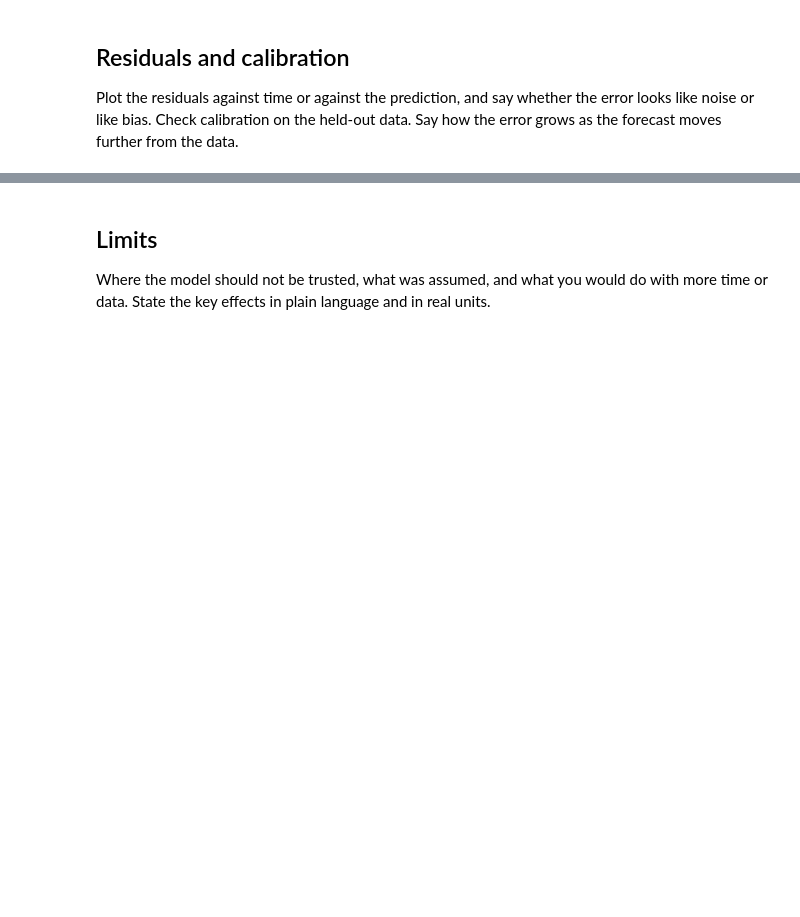
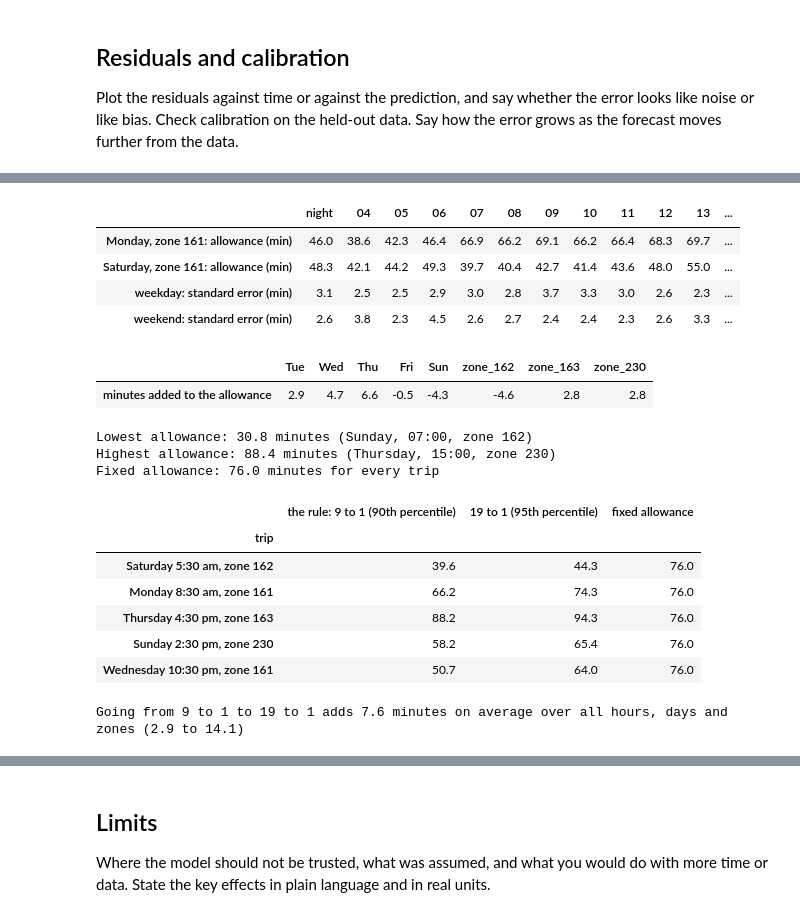
Before and after one commit to ponyta3/aii600-final-project, a Jupyter notebook: analysis.ipynb, the cells around one changed output, grey strips where cells are left out. Cells and saved outputs as stored; diff of their text form; code cells hidden in the pictures; blank space fills up the shorter version.

```diff
--- a/analysis.ipynb
+++ b/analysis.ipynb
@@ -887,0 +903,66 @@ Turn the prediction into an action with an explicit rule, and say why the loss p
+# %%
+# The rule as a function: minutes to reserve, from what is known before departure. Frozen; no March outcome is read.
+def reserve(when, zone, params=qr_params, offset=qr_offset):
+    frame = pd.DataFrame({"tpep_pickup_datetime": pd.to_datetime(when), "PULocationID": zone})
+    return model.predict(params, frame) + offset
+
+
+# The allowance by pickup hour, with the standard error from the resampled days (Model section).
+feb_hour = feb_cal["tpep_pickup_datetime"].dt.hour
+feb_cell = np.where(feb_hour.isin(model.NIGHT), "night", feb_hour.astype(str).str.zfill(2))
+cell_se = allowance_se.groupby([day_type_of(feb_cal), feb_cell]).median().unstack()[list(model.CELLS)]
+by_hour = pd.concat([
+    (profile.T + qr_offset).rename(index={"weekday": "Monday, zone 161: allowance (min)",
+                                          "weekend": "Saturday, zone 161: allowance (min)"}),
+    cell_se.rename(index={"weekday": "weekday: standard error (min)", "weekend": "weekend: standard error (min)"}),
+])
+display(by_hour.round(1))
+display(qr_params.iloc[34:].round(1).to_frame("minutes added to the allowance").T)
+
+# Every hour, day and zone: the range of the action.
+week = pd.DataFrame(
+    [(pd.Timestamp("2024-01-01") + pd.Timedelta(days=d, hours=h), z)
+     for d in range(7) for h in range(24) for z in model.ZONES],
+    columns=["when", "zone"],
+)
+week["allowance"] = reserve(week["when"], week["zone"])
+for label, row in (("Lowest", week.loc[week["allowance"].idxmin()]), ("Highest", week.loc[week["allowance"].idxmax()])):
+    print(f"{label} allowance: {row['allowance']:.1f} minutes ({row['when']:%A, %H:00}, zone {row['zone']})")
+print(f"Fixed allowance: {fixed_allowance:.1f} minutes for every trip")
+
+# When the cost of a minute late changes from 9 to 19 times a minute unused, the loss picks the 95th percentile.
+params_95 = model.fit(jan_fit, tau=0.95)
+offset_95, _ = model.calibrate(params_95, feb_cal, tau=0.95)
+week_95 = reserve(week["when"], week["zone"], params_95, offset_95)
+examples = pd.DataFrame({
+    "trip": ["Saturday 5:30 am, zone 162", "Monday 8:30 am, zone 161", "Thursday 4:30 pm, zone 163",
+             "Sunday 2:30 pm, zone 230", "Wednesday 10:30 pm, zone 161"],
+    "when": ["2024-01-06 05:30", "2024-01-01 08:30", "2024-01-04 16:30", "2024-01-07 14:30", "2024-01-03 22:30"],
+    "zone": [162, 161, 163, 230, 161],
+})
+display(pd.DataFrame({
+    "the rule: 9 to 1 (90th percentile)": reserve(examples["when"], examples["zone"]),
+    "19 to 1 (95th percentile)": reserve(examples["when"], examples["zone"], params_95, offset_95),
+    "fixed allowance": fixed_allowance,
+}, index=examples["trip"]).round(1))
+print(f"Going from 9 to 1 to 19 to 1 adds {(week_95 - week['allowance']).mean():.1f} minutes on average over all hours, "
+      f"days and zones ({(week_95 - week['allowance']).min():.1f} to {(week_95 - week['allowance']).max():.1f})")
+# %% [output]
+|  | night | 04 | 05 | 06 | 07 | 08 | 09 | 10 | 11 | 12 | 13 | ... |
+| Monday, zone 161: allowance (min) | 46.0 | 38.6 | 42.3 | 46.4 | 66.9 | 66.2 | 69.1 | 66.2 | 66.4 | 68.3 | 69.7 | ... |
+| Saturday, zone 161: allowance (min) | 48.3 | 42.1 | 44.2 | 49.3 | 39.7 | 40.4 | 42.7 | 41.4 | 43.6 | 48.0 | 55.0 | ... |
+| weekday: standard error (min) | 3.1 | 2.5 | 2.5 | 2.9 | 3.0 | 2.8 | 3.7 | 3.3 | 3.0 | 2.6 | 2.3 | ... |
+| weekend: standard error (min) | 2.6 | 3.8 | 2.3 | 4.5 | 2.6 | 2.7 | 2.4 | 2.4 | 2.3 | 2.6 | 3.3 | ... |
+|  | Tue | Wed | Thu | Fri | Sun | zone_162 | zone_163 | zone_230 |
+| minutes added to the allowance | 2.9 | 4.7 | 6.6 | -0.5 | -4.3 | -4.6 | 2.8 | 2.8 |
+Lowest allowance: 30.8 minutes (Sunday, 07:00, zone 162)
+Highest allowance: 88.4 minutes (Thursday, 15:00, zone 230)
+Fixed allowance: 76.0 minutes for every trip
+|  | the rule: 9 to 1 (90th percentile) | 19 to 1 (95th percentile) | fixed allowance |
+| trip |  |  |  |
+| Saturday 5:30 am, zone 162 | 39.6 | 44.3 | 76.0 |
+| Monday 8:30 am, zone 161 | 66.2 | 74.3 | 76.0 |
+| Thursday 4:30 pm, zone 163 | 88.2 | 94.3 | 76.0 |
+| Sunday 2:30 pm, zone 230 | 58.2 | 65.4 | 76.0 |
+| Wednesday 10:30 pm, zone 161 | 50.7 | 64.0 | 76.0 |
+Going from 9 to 1 to 19 to 1 adds 7.6 minutes on average over all hours, days and zones (2.9 to 14.1)
```
Also changed, not shown: parts of 3 cells of this notebook, 1 other file.
